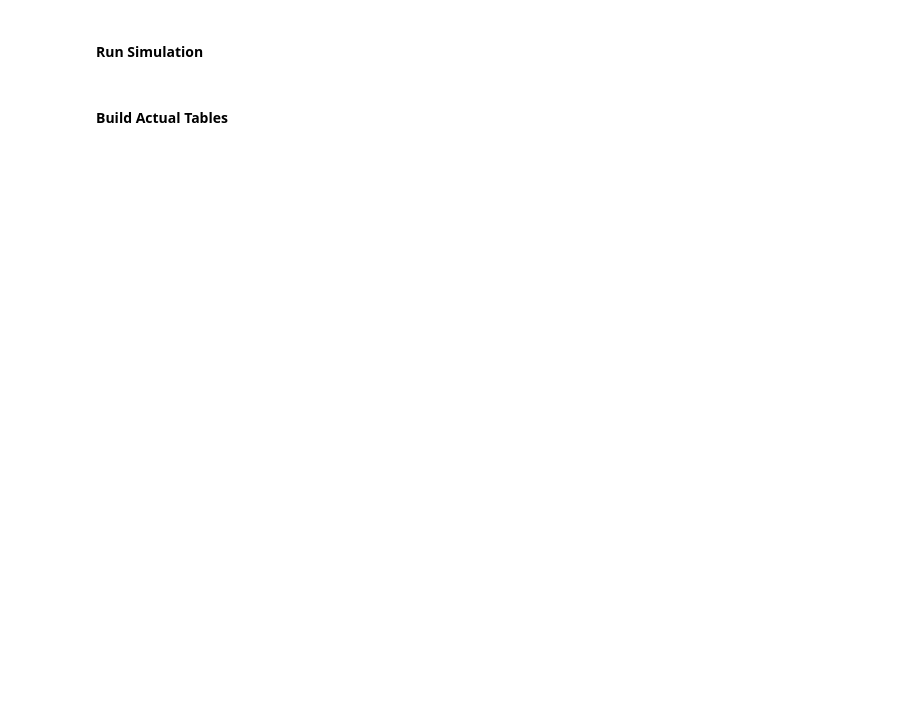
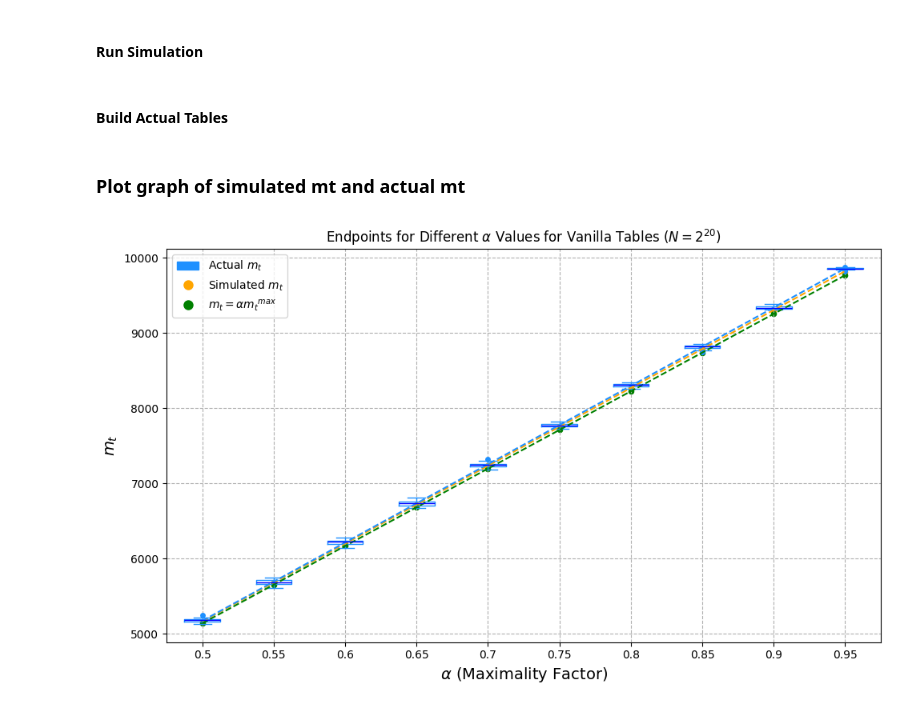
Before and after one commit to mahfuzahf/cherry-picking-reduction-functions, a Jupyter notebook: plots/higher_costs/N_16/constructing_table/vanilla_simulation copy.ipynb, the cells around one changed output. Cells and saved outputs as stored; diff of their text form; code cells hidden in the pictures; blank space fills up the shorter version.

```diff
--- a/plots/higher_costs/N_16/constructing_table/vanilla_simulation copy.ipynb
+++ b/plots/higher_costs/N_16/constructing_table/vanilla_simulation copy.ipynb
@@ -32,7 +33,8 @@ num_reductions = 0
 # add vcost to bound the optimisation
 def optimise_kj(N, p, alpha, factor, lower_bound):   # add v_cost if want vanilla cost to be set beforehand
     t = round(log(1-p)/log(1-N**(-1/3))) # Calculate t
-    mt_target = N**(2/3) # our target mt
+    mt_max = (2*N)/(t+2)
+    mt_target = alpha * mt_max
     m_0 = round(mt_target/(1-alpha))    # our starting m_0
 
     ## set the bound and target function
@@ -833,7 +844,7 @@ with open("simulations/vanilla_N_32_different_alpha_0.5_0.95_optimisation_result
 #### Build Actual Tables
 # %%
 # need to regenerate the tables for each alpha and store their costs
-samples = 50
+samples = 20
 generation_results = []
 generation_mt = []
 generation_costs = []
@@ -841,7 +852,9 @@ generation_costs = []
 for alpha in alphas:
     # build the actual table - 100 times
     # first generate starpoints and store them
-    vanilla_m_0 = round(N**(2/3)/(1-alpha))
+    mt_max = (2*N)/(t+2)
+    mt_target = alpha * mt_max
+    vanilla_m_0 = round(mt_target/(1-alpha))    # our starting m_0
     this_alpha_startpoints = []
     # generate sample sets of starpoints
     for i in range(samples):
@@ -874,7 +887,7 @@ for alpha in alphas:
 
 # store in a csv file
 # store in a csv file
-with open("vanilla_N_32_different_alpha_0.5_0.95_with_cost_results.csv", "w", newline='') as f:
+with open("vanilla_N_20_different_alpha_0.5_0.95_with_cost_results.csv", "w", newline='') as f:
     f_alpha = csv.writer(f) # create a csv writer
 
     # create a list of headers for the different trials
@@ -890,3 +903,53 @@ with open("vanilla_N_32_different_alpha_0.5_0.95_with_cost_results.csv", "w", ne
     for i in range(len(alphas)):
         row = [alphas[i], optimisation_mt[i]] + generation_mt[i] + [optimisation_cost[i]] + generation_costs[i]
         f_alpha.writerow(row)
+# %% [markdown]
+### Plot graph of simulated mt and actual mt
+# %%
+# calculate expected m_t
+expected_mts = []
+# mt-max = 2N/t+2
+# mt = alpha * mt-max
+t = round(log(1-p)/log(1-N**(-1/3)))
+mt_max = (2*N)/(t + 2)
+for alpha in alphas:
+    expected_mts.append(round(alpha * mt_max))
+# %%
+# now plot mt
+data = pd.read_csv("vanilla_N_20_different_alpha_0.5_0.95_with_cost_results.csv")
+x_indicies = range(len(alphas))
+
+
+plt.figure(figsize=(10,6))
+# plot for each alpha, a box plot using the trials
+# convert samples from dataframe to a single list for boxplot
+plt.boxplot([data.loc[data['alpha'] == alpha, data.columns[2:22]].values.flatten() for alpha in alphas],
+            positions=x_indicies, widths=0.5,
+            boxprops=dict(color='dodgerblue'),
+            medianprops=dict(color='blue'),
+            whiskerprops=dict(color='dodgerblue'),
+            capprops=dict(color='dodgerblue'),
+            flierprops=dict(markerfacecolor='dodgerblue', marker='o', markersize=5, markeredgecolor='none'))
+# # plot simulated cost as scatter
+plt.scatter(x_indicies, optimisation_mt, color='orange', label='Simulated Cost ', s=20)
+# plot expected mt as scatter
+plt.scatter(x_indicies, expected_mts, color='green', label='$m_t = \\alpha m_{t-max}$', s=20)
+
+# plot libne of best fit for simulated mt
+plt.plot(x_indicies, np.poly1d(np.polyfit(x_indicies, optimisation_mt, 1))(x_indicies), color='orange', linestyle='--')
+# and for actual mt - mean of each boxplot
+plt.plot(x_indicies, np.poly1d(np.polyfit(x_indicies, [np.mean(data.loc[data['alpha'] == alpha, data.columns[2:22]].values.flatten()) for alpha in alphas], 1))(x_indicies), color='dodgerblue', linestyle='--')
+# and for expected mt
+plt.plot(x_indicies, np.poly1d(np.polyfit(x_indicies, expected_mts, 1))(x_indicies), color='green', linestyle='--')
+
+plt.xlabel('$\\alpha$ (Maximality Factor)', fontsize=14)
+plt.ylabel('$m_t$', fontsize=14)
+plt.xticks(x_indicies, alphas)
+plt.grid(linestyle="--")
+plt.title('Endpoints for Different $\\alpha$ Values for Vanilla Tables ($N=2^{20}$)')
+box_legend = mpatches.Patch(color="dodgerblue", label="Actual $m_t$")
+plt.legend(handles=[box_legend, plt.Line2D([0], [0], marker='o', color='w', label='Simulated $m_t$', markerfacecolor='orange', markersize=10), plt.Line2D([0], [0], marker='o', color='w', label='$m_t = \\alpha {m_{t}}^{max}$', markerfacecolor='green', markersize=10)])
+plt.tight_layout()
+plt.show()
+# %% [output]
+[figure, added]
```
Also changed, not shown: parts of 12 cells of this notebook, 18 other files.
